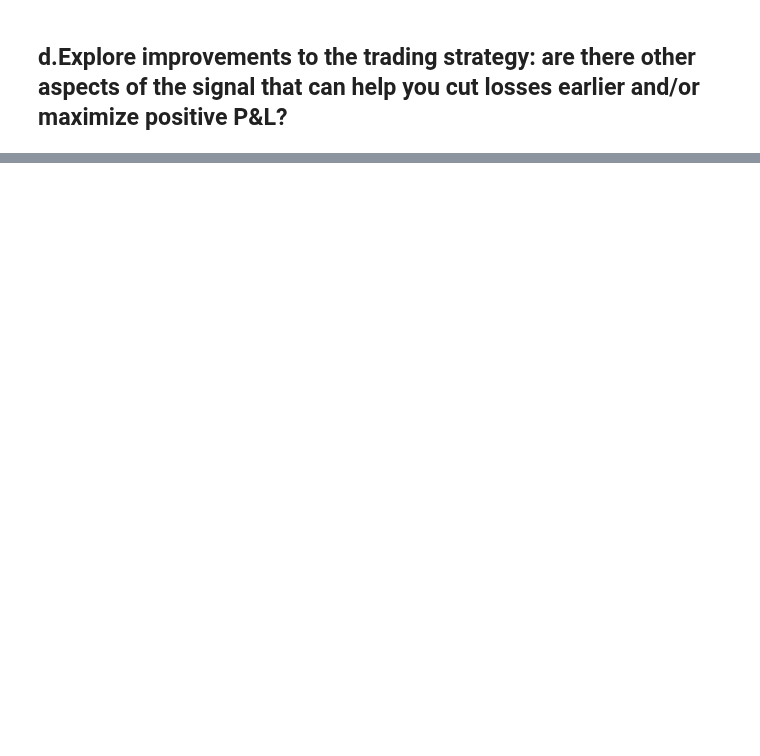
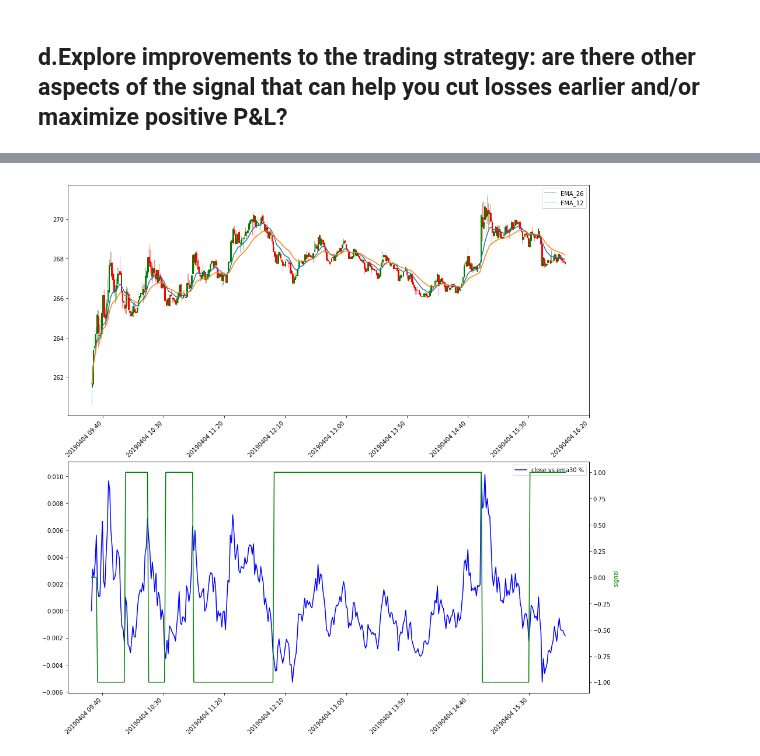
Before and after one commit to franklili3/Python-for-Finance-Engineering, a Jupyter notebook: homework2/homework2.ipynb, the cells around one changed output, grey strips where cells are left out. Cells and saved outputs as stored; diff of their text form; code cells hidden in the pictures; blank space fills up the shorter version.

```diff
--- a/homework2/homework2.ipynb
+++ b/homework2/homework2.ipynb
@@ -435,14 +432,14 @@ diff_pct_close_vs_ema_120_negative_unnormal: -0.008 diff_pct_close_vs_ema_120_mi
 # %%
 import math as ma
-sig_buy = ma.ceil(diff_pct_close_vs_ema_120_min * 1000) / 1000
-sig_sell = ma.floor(diff_pct_close_vs_ema_120_max * 1000) / 1000
+sig_buy = ma.ceil(diff_pct_close_vs_ema_30_negative_unnormal * 1000) / 1000
+sig_sell = ma.floor(diff_pct_close_vs_ema_30_positive_unnormal * 1000) / 1000
 index_stock_price = 1
 n_stock_price = len(stock_data)
-sig = np.zeros(n_stock_price)
+sig = np.zeros(n_stock_price, dtype = np.int)
 for index_stock_price in range(n_stock_price):
-  if diff_pct_close_vs_ema_120[index_stock_price - 1] <  sig_buy and diff_pct_close_vs_ema_120[index_stock_price] > diff_pct_close_vs_ema_120[index_stock_price - 1]:
+  if diff_pct_close_vs_ema_30[index_stock_price - 1] <  sig_buy:
     sig[index_stock_price] = 1
-  elif diff_pct_close_vs_ema_120[index_stock_price - 1] >= sig_sell and diff_pct_close_vs_ema_120[index_stock_price] < diff_pct_close_vs_ema_120[index_stock_price - 1]:
+  elif diff_pct_close_vs_ema_30[index_stock_price - 1] >= sig_sell:
     sig[index_stock_price] = - 1
   else:
     if sig[index_stock_price - 1] == 1:
@@ -453,6 +450,63 @@ for index_stock_price in range(n_stock_price):
         sig[index_stock_price] = - 1
 signal2 = pd.Series(sig, index = stock_data.index)
 #signal2.set_index(stock_data.index)
+# %%
+from pandas.plotting import register_matplotlib_converters
+from matplotlib.ticker import Formatter
+from mpl_finance import candlestick_ohlc
+
+register_matplotlib_converters()
+fig, (ax1, ax2) = plt.subplots(2,1, sharex=False)
+
+# plot_intraday_summary(ax, quotes, ticksize=3)
+index_int = dates.date2num(stock_data.index.to_pydatetime())*1440
+candlestick_ohlc(ax1, zip(index_int,
+                         stock_data['open'], stock_data['high'],
+                         stock_data['low'], stock_data['close']),
+                         width=0.8, colorup='g', colordown='r')
+
+#ax1.plot(stock_data['close'])
+ax1.plot(index_int, ema_12.values)
+ax1.plot(index_int, ema_26.values)
+ax1.legend(['EMA_26', 'EMA_12'])
+
+ax2.plot(index_int, diff_pct_close_vs_ema_30, "b-")
+ax2.legend(['close vs ema30 %'])
+
+class MyFormatter(Formatter):
+            def __init__(self, dates, fmt='%Y%m%d %H:%M'):
+                self.dates = dates
+                self.fmt = fmt
+
+            def __call__(self, x, pos=0):
+                'Return the label for time x at position pos'
+                ind = int(np.round(x))
+                #ind就是x轴的刻度数值，不是日期的下标
+
+                return dates.num2date( ind/1440).strftime(self.fmt)
+
+formatter = MyFormatter(index_int)
+ax1.xaxis.set_major_formatter(formatter)
+ax2.xaxis.set_major_formatter(formatter)
+
+for label in ax1.get_xticklabels():
+            label.set_rotation(45)
+            label.set_horizontalalignment('right')
+for label in ax2.get_xticklabels():
+            label.set_rotation(45)
+            label.set_horizontalalignment('right')
+ax3 = ax2.twinx()    # mirror the ax2
+ax3.plot(index_int, signal2, 'g-')
+ax3.set_ylabel('signal', color='g')
+plt.show()
+#ax2.xaxis.set_major_locator(dates.DayLocator(interval=5))
+#ax2.xaxis.set_major_formatter(dates.DateFormatter('%m-%d-%y'))
+
+#fig.tight_layout()
+#fig.autofmt_xdate()
+#fig.suptitle("MACD")
+# %% [output]
+[figure, added]
 # %%
 # now let's accumulate some P&L
 position = 0
```
Also changed, not shown: parts of 8 cells of this notebook, 1 other file.
